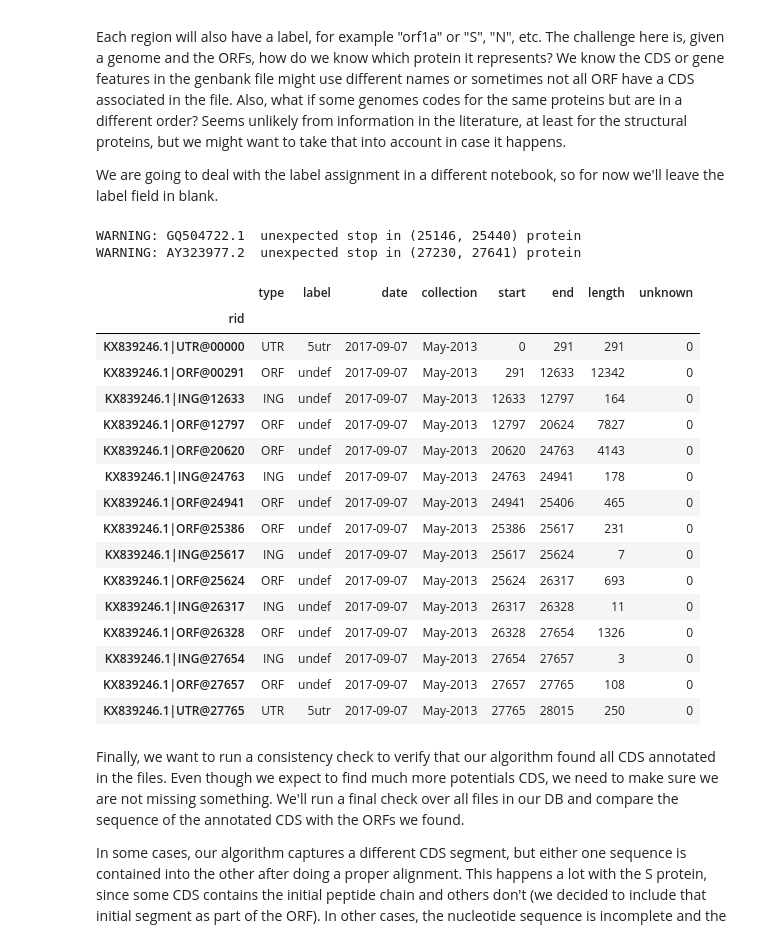
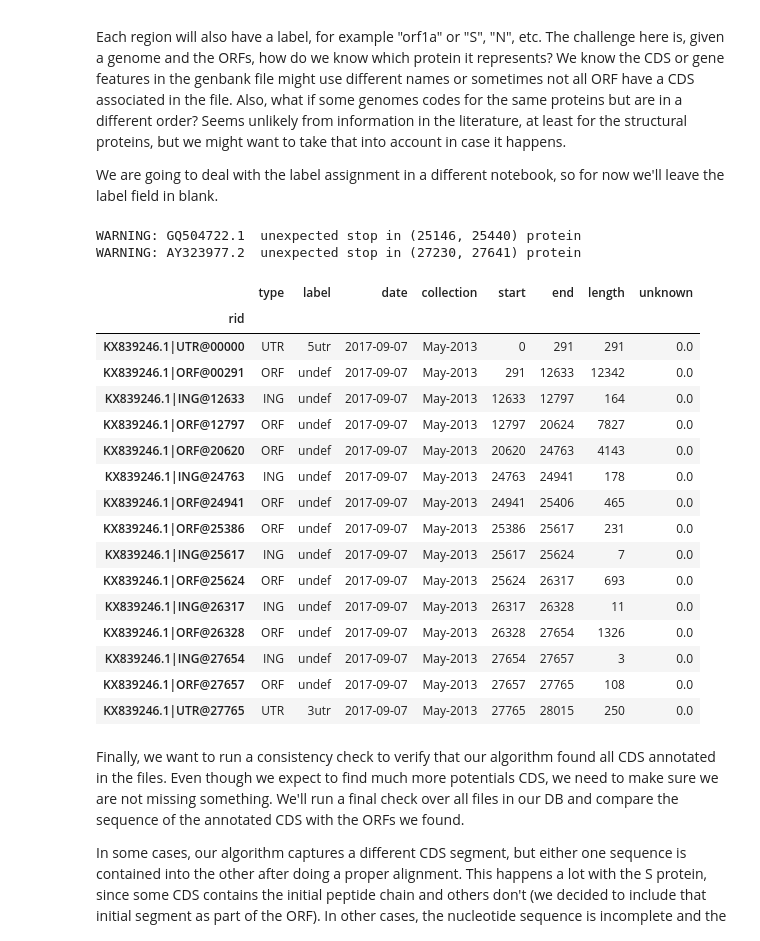
Before and after one commit to pellegre/coronaversing, a Jupyter notebook: coronaversing.ipynb, the cells around one changed output. Drawn from its saved outputs; the diff is of its cells as text; code cells hidden in the pictures.

```diff
--- a/coronaversing.ipynb
+++ b/coronaversing.ipynb
@@ -200,7 +200,8 @@ def get_genomes():
                             cds_frame["oid"].append(seq_record.id)
                             cds_frame["file_path"].append(data_folder + filename)
                             cds_frame["type"].append(ftrs.type)
-                            cds_frame["unknown"].append(cds_frame["type"].count("X"))
+                            unknown_fraction = float(cds_frame["type"].count("X")) / float(len(cds_frame["translation"]))
+                            cds_frame["unknown"].append(unknown_fraction)
 
                     # compress virus genome to get an idea of the amount of information.
                     info = 10000.0 / len(xz.compress(str(seq_record.seq).encode('utf-8')))
@@ -216,7 +217,8 @@ def get_genomes():
                     vrs_frame["sequence"].append(genome_sequence)
                     vrs_frame["file_path"].append(data_folder + filename)
                     vrs_frame["description"].append(seq_record.description)
-                    vrs_frame["unknown"].append(genome_sequence.count("N"))
+                    unknown_fraction = float(genome_sequence.count("N")) / float(len(genome_sequence))
+                    vrs_frame["unknown"].append(unknown_fraction)
 
             else:
                 continue
@@ -1161,19 +1206,21 @@ def get_regions():
         # ========  adding the 5'UTR region, assuming it doesn't have any ORF.
         # we'll see later this is not true and fix the DB accordingly
 
-        utr5_region = (0, orfs[0][0])
-        utr5_genome = genome[utr5_region[0]:utr5_region[1]]
+        if orfs[0][0] > 0:
+            utr5_region = (0, orfs[0][0])
+            utr5_genome = genome[utr5_region[0]:utr5_region[1]]
 
-        # metadata
-        rid = add_orf_metadata(sample_id, entry, utr5_region, regions_frame, region_type="UTR", label="5utr")
+            # metadata
+            rid = add_orf_metadata(sample_id, entry, utr5_region, regions_frame, region_type="UTR", label="5utr")
 
-        # sequences
-        rna = utr5_genome.transcribe()
-        regions_frame["rna"].append(rna)
-        regions_frame["unknown"].append(rna.count("N"))
+            # sequences
+            rna = utr5_genome.transcribe()
+            regions_frame["rna"].append(rna)
+            unknown_fraction = float(rna.count("N")) / float(len(rna))
+            regions_frame["unknown"].append(unknown_fraction)
 
-        # no protein sequence for this region
-        regions_frame["protein"].append(None)
+            # no protein sequence for this region
+            regions_frame["protein"].append(None)
 
         # loop over all ORFs and add intergene regions (ING) when
         last_orf = utr5_region
@@ -1191,7 +1238,8 @@ def get_regions():
                 # sequences
                 rna = ing_genome.transcribe()
                 regions_frame["rna"].append(rna)
-                regions_frame["unknown"].append(rna.count("N"))
+                unknown_fraction = float(rna.count("N")) / float(len(rna))
+                regions_frame["unknown"].append(unknown_fraction)
 
                 # no protein sequence for this region
                 regions_frame["protein"].append(None)
@@ -1211,59 +1259,62 @@ def get_regions():
                 print("WARNING:", sample_id, " unexpected stop in " + str(orf) + " protein")
                 orf_protein = Seq(protein_str, IUPAC.protein)
 
             regions_frame["rna"].append(rna)
-            regions_frame["unknown"].append(rna.count("N"))
+            unknown_fraction = float(rna.count("N")) / float(len(rna))
+            regions_frame["unknown"].append(unknown_fraction)
 
             regions_frame["protein"].append(orf_protein)
 
             # update last ORF
             last_orf = orf
 
         # ========  adding the 3'UTR region, assuming it doesn't have any ORF.
-        utr3_genome = genome[orfs[-1][0]:len(genome)]
+        if orfs[-1][0] < len(genome):
+            utr3_genome = genome[orfs[-1][0]:len(genome)]
 
-        # metadata
-        rid = add_orf_metadata(sample_id, entry, (orfs[-1][1], len(genome)),
-                               regions_frame, region_type="UTR", label="5utr")
+            # metadata
+            rid = add_orf_metadata(sample_id, entry, (orfs[-1][1], len(genome)),
+                                   regions_frame, region_type="UTR", label="3utr")
 
-        # sequences
-        rna = utr3_genome.transcribe()
-        regions_frame["rna"].append(rna)
-        regions_frame["unknown"].append(rna.count("N"))
+            # sequences
+            rna = utr3_genome.transcribe()
+            regions_frame["rna"].append(rna)
+            unknown_fraction = float(rna.count("N")) / float(len(rna))
+            regions_frame["unknown"].append(unknown_fraction)
 
-        # No protein sequence for this region
-        regions_frame["protein"].append(None)
+            # No protein sequence for this region
+            regions_frame["protein"].append(None)
 
     df = pd.DataFrame.from_dict(regions_frame).set_index("rid")
     return df
 
 if os.path.isfile(cache_regions_file):
     corona_regions = pd.read_pickle(cache_regions_file)
 else:
     corona_regions = get_regions()
     corona_regions.to_pickle(cache_regions_file)
 
 display(HTML(corona_regions.head(15).drop(hidden_regions_columns, axis=1).to_html()))
 # %% [output]
 WARNING: GQ504722.1  unexpected stop in (25146, 25440) protein
 WARNING: AY323977.2  unexpected stop in (27230, 27641) protein
 |  | type | label | date | collection | start | end | length | unknown |
 | rid |  |  |  |  |  |  |  |  |
-| KX839246.1|UTR@00000 | UTR | 5utr | 2017-09-07 | May-2013 | 0 | 291 | 291 | 0 |
-| KX839246.1|ORF@00291 | ORF | undef | 2017-09-07 | May-2013 | 291 | 12633 | 12342 | 0 |
-| KX839246.1|ING@12633 | ING | undef | 2017-09-07 | May-2013 | 12633 | 12797 | 164 | 0 |
-| KX839246.1|ORF@12797 | ORF | undef | 2017-09-07 | May-2013 | 12797 | 20624 | 7827 | 0 |
-| KX839246.1|ORF@20620 | ORF | undef | 2017-09-07 | May-2013 | 20620 | 24763 | 4143 | 0 |
-| KX839246.1|ING@24763 | ING | undef | 2017-09-07 | May-2013 | 24763 | 24941 | 178 | 0 |
-| KX839246.1|ORF@24941 | ORF | undef | 2017-09-07 | May-2013 | 24941 | 25406 | 465 | 0 |
-| KX839246.1|ORF@25386 | ORF | undef | 2017-09-07 | May-2013 | 25386 | 25617 | 231 | 0 |
-| KX839246.1|ING@25617 | ING | undef | 2017-09-07 | May-2013 | 25617 | 25624 | 7 | 0 |
-| KX839246.1|ORF@25624 | ORF | undef | 2017-09-07 | May-2013 | 25624 | 26317 | 693 | 0 |
-| KX839246.1|ING@26317 | ING | undef | 2017-09-07 | May-2013 | 26317 | 26328 | 11 | 0 |
-| KX839246.1|ORF@26328 | ORF | undef | 2017-09-07 | May-2013 | 26328 | 27654 | 1326 | 0 |
-| KX839246.1|ING@27654 | ING | undef | 2017-09-07 | May-2013 | 27654 | 27657 | 3 | 0 |
-| KX839246.1|ORF@27657 | ORF | undef | 2017-09-07 | May-2013 | 27657 | 27765 | 108 | 0 |
-| KX839246.1|UTR@27765 | UTR | 5utr | 2017-09-07 | May-2013 | 27765 | 28015 | 250 | 0 |
+| KX839246.1|UTR@00000 | UTR | 5utr | 2017-09-07 | May-2013 | 0 | 291 | 291 | 0.0 |
+| KX839246.1|ORF@00291 | ORF | undef | 2017-09-07 | May-2013 | 291 | 12633 | 12342 | 0.0 |
+| KX839246.1|ING@12633 | ING | undef | 2017-09-07 | May-2013 | 12633 | 12797 | 164 | 0.0 |
+| KX839246.1|ORF@12797 | ORF | undef | 2017-09-07 | May-2013 | 12797 | 20624 | 7827 | 0.0 |
+| KX839246.1|ORF@20620 | ORF | undef | 2017-09-07 | May-2013 | 20620 | 24763 | 4143 | 0.0 |
+| KX839246.1|ING@24763 | ING | undef | 2017-09-07 | May-2013 | 24763 | 24941 | 178 | 0.0 |
+| KX839246.1|ORF@24941 | ORF | undef | 2017-09-07 | May-2013 | 24941 | 25406 | 465 | 0.0 |
+| KX839246.1|ORF@25386 | ORF | undef | 2017-09-07 | May-2013 | 25386 | 25617 | 231 | 0.0 |
+| KX839246.1|ING@25617 | ING | undef | 2017-09-07 | May-2013 | 25617 | 25624 | 7 | 0.0 |
+| KX839246.1|ORF@25624 | ORF | undef | 2017-09-07 | May-2013 | 25624 | 26317 | 693 | 0.0 |
+| KX839246.1|ING@26317 | ING | undef | 2017-09-07 | May-2013 | 26317 | 26328 | 11 | 0.0 |
+| KX839246.1|ORF@26328 | ORF | undef | 2017-09-07 | May-2013 | 26328 | 27654 | 1326 | 0.0 |
+| KX839246.1|ING@27654 | ING | undef | 2017-09-07 | May-2013 | 27654 | 27657 | 3 | 0.0 |
+| KX839246.1|ORF@27657 | ORF | undef | 2017-09-07 | May-2013 | 27657 | 27765 | 108 | 0.0 |
+| KX839246.1|UTR@27765 | UTR | 3utr | 2017-09-07 | May-2013 | 27765 | 28015 | 250 | 0.0 |
 # %% [markdown]
 Finally, we want to run a consistency check to verify that our algorithm found all CDS annotated in the files. Even though we expect to find much more potentials CDS, we need to make sure we are not missing something. We'll run a final check over all files in our DB and compare the sequence of the annotated CDS with the ORFs we found.
 
```
Also changed, not shown: parts of 22 cells of this notebook.
